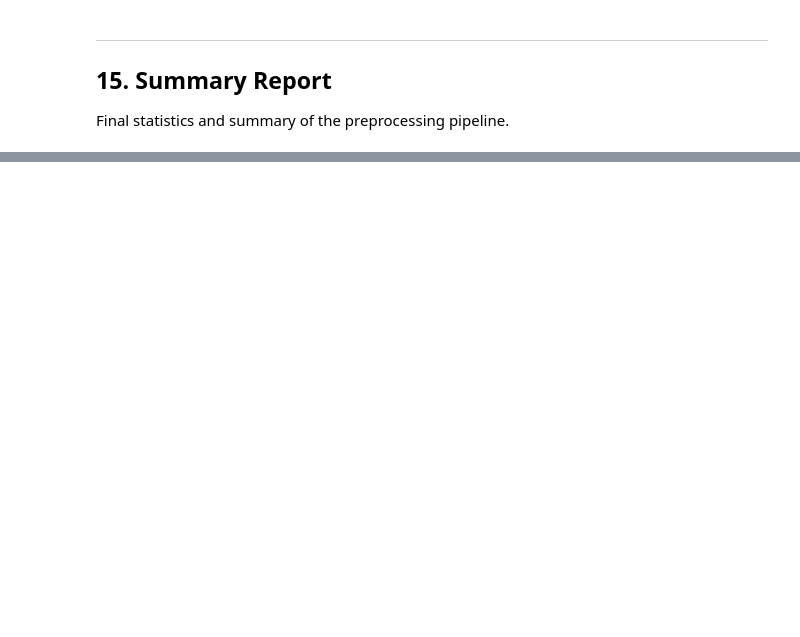
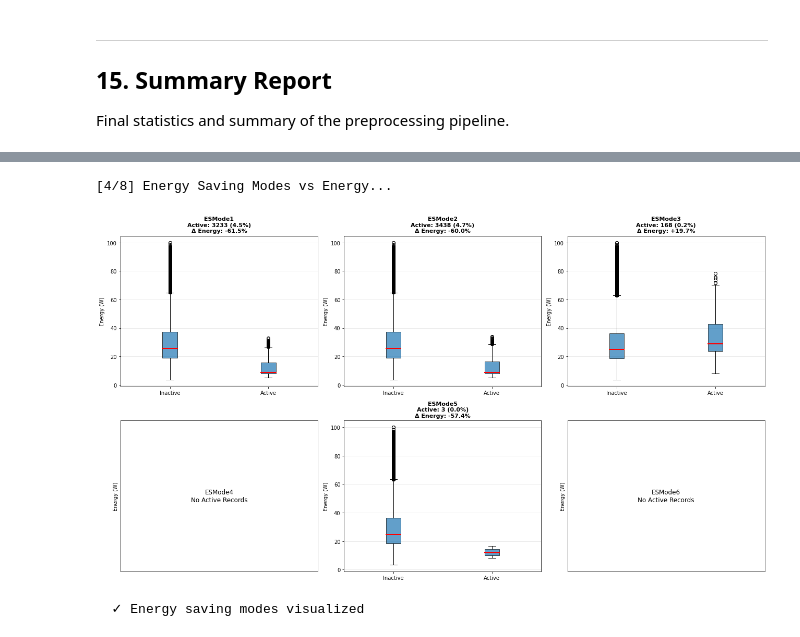
Before and after one commit to kritadhic/ai5ges, a Jupyter notebook: HuggingFace-netop-5G-Network-Energy-Consumption/preprocess_netop.ipynb, the cells around one changed output, grey strips where cells are left out. Saved outputs shown, nothing was run; the diff lists cells and outputs as text; code cells hidden in the pictures; blank space fills up the shorter version.

```diff
--- a/HuggingFace-netop-5G-Network-Energy-Consumption/preprocess_netop.ipynb
+++ b/HuggingFace-netop-5G-Network-Energy-Consumption/preprocess_netop.ipynb
@@ -742,0 +1202,48 @@ df_final.columns
+# %%
+# =============================================================================
+# 4. ENERGY SAVING MODES VS ENERGY
+# =============================================================================
+print("\n[4/8] Energy Saving Modes vs Energy...")
+
+esmode_cols = [col for col in df_final.columns if col.startswith('ESMode')]
+
+fig, axes = plt.subplots(2, 3, figsize=(18, 10))
+axes = axes.flatten()
+
+for idx, esmode in enumerate(esmode_cols):
+    # Separate active vs inactive
+    active = df_final[df_final[esmode] > 0]
+    inactive = df_final[df_final[esmode] == 0]
+
+    if len(active) > 0:
+        # Box plot comparison
+        data_to_plot = [inactive['Energy'], active['Energy']]
+        axes[idx].boxplot(data_to_plot, labels=['Inactive', 'Active'],
+                         patch_artist=True,
+                         boxprops=dict(alpha=0.7),
+                         medianprops=dict(color='red', linewidth=2))
+
+        # Add mean comparison
+        mean_inactive = inactive['Energy'].mean()
+        mean_active = active['Energy'].mean()
+        diff = ((mean_active - mean_inactive) / mean_inactive * 100)
+
+        axes[idx].set_title(f'{esmode}\nActive: {len(active)} ({100*len(active)/len(df_final):.1f}%)\nΔ Energy: {diff:+.1f}%',
+                          fontsize=11, fontweight='bold')
+    else:
+        axes[idx].text(0.5, 0.5, f'{esmode}\nNo Active Records',
+                      ha='center', va='center', fontsize=12)
+        axes[idx].set_xticks([])
+        axes[idx].set_yticks([])
+
+    axes[idx].set_ylabel('Energy (W)')
+    axes[idx].grid(True, alpha=0.3, axis='y')
+
+plt.tight_layout()
+plt.show()
+
+print("  ✓ Energy saving modes visualized")
+# %% [output]
+[4/8] Energy Saving Modes vs Energy...
+[figure, added]
+  ✓ Energy saving modes visualized
```
Also changed, not shown: parts of 29 cells of this notebook, 6 other files.
